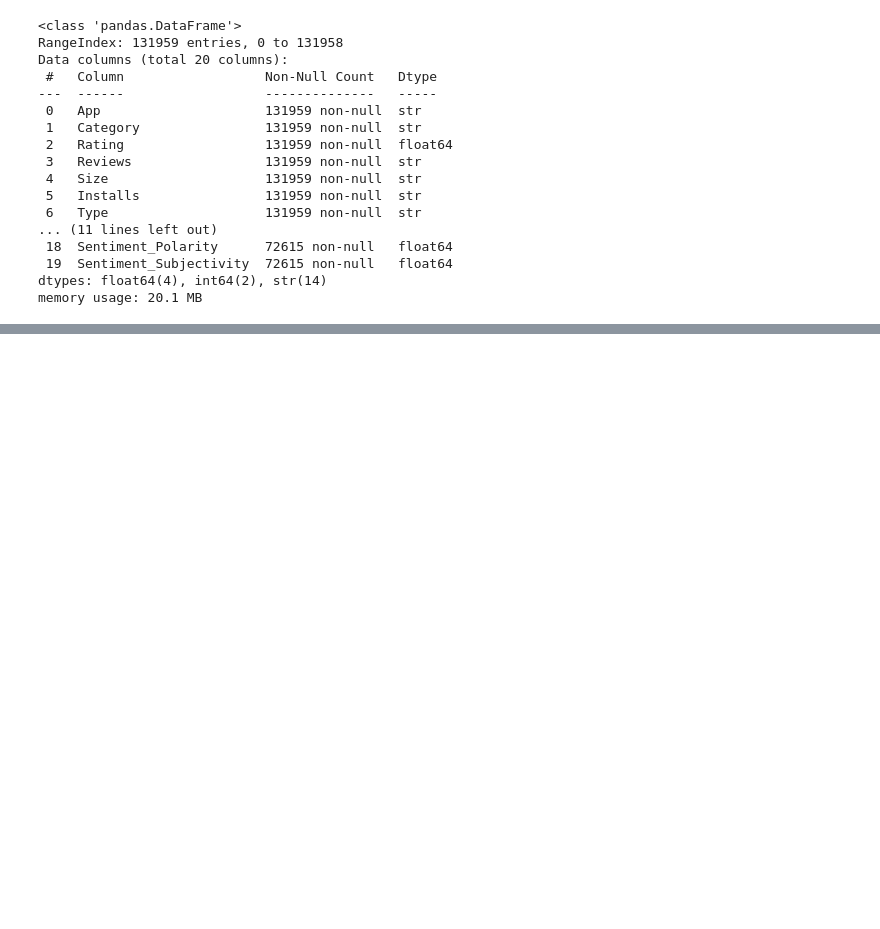
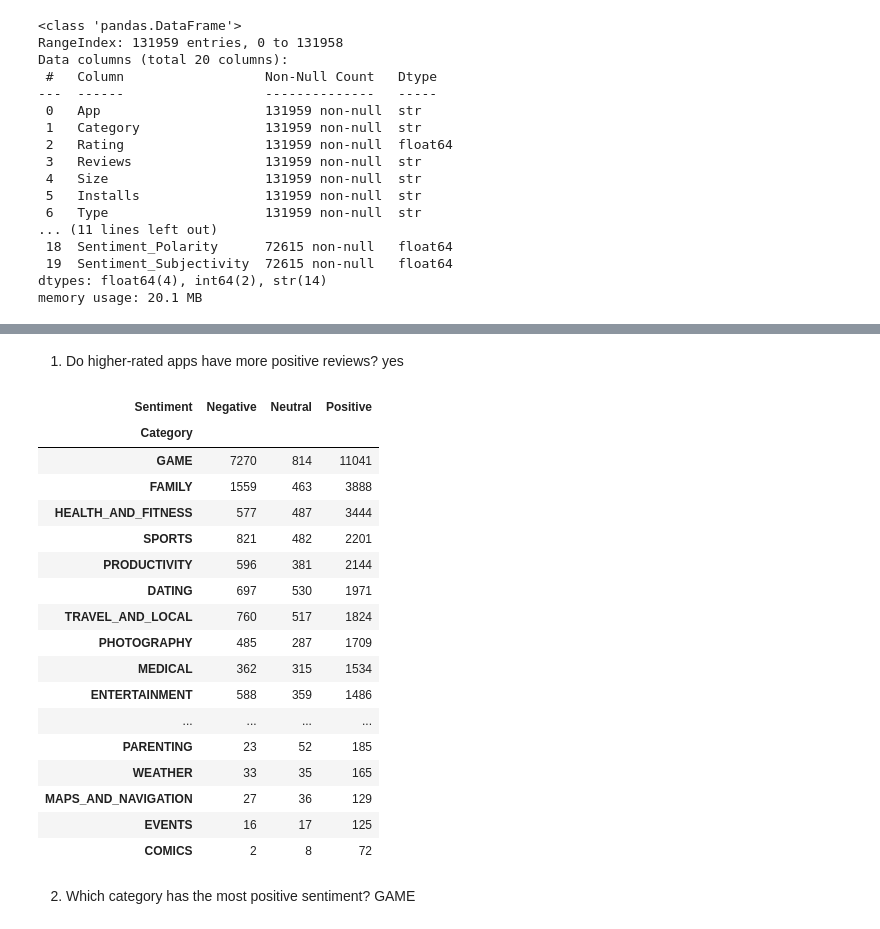
Before and after one commit to ChaLinP/data-analysis-with-pandas, a Jupyter notebook: 05-google-play-store-analysis/notebook.ipynb, the cells around one changed output, grey strips where cells are left out. Drawn from its saved outputs; the diff is of its cells as text; code cells hidden in the pictures; blank space fills up the shorter version.

```diff
--- a/05-google-play-store-analysis/notebook.ipynb
+++ b/05-google-play-store-analysis/notebook.ipynb
@@ -841,0 +927,25 @@ sentiment_count.head()
+# %% [markdown]
+1. Do higher-rated apps have more positive reviews? yes
+# %%
+pd.crosstab(playstore_reviews['Category'],playstore_reviews['Sentiment']).sort_values(by='Positive',ascending=False)
+# %% [output]
+| Sentiment | Negative | Neutral | Positive |
+| Category |  |  |  |
+| GAME | 7270 | 814 | 11041 |
+| FAMILY | 1559 | 463 | 3888 |
+| HEALTH_AND_FITNESS | 577 | 487 | 3444 |
+| SPORTS | 821 | 482 | 2201 |
+| PRODUCTIVITY | 596 | 381 | 2144 |
+| DATING | 697 | 530 | 1971 |
+| TRAVEL_AND_LOCAL | 760 | 517 | 1824 |
+| PHOTOGRAPHY | 485 | 287 | 1709 |
+| MEDICAL | 362 | 315 | 1534 |
+| ENTERTAINMENT | 588 | 359 | 1486 |
+| ... | ... | ... | ... |
+| PARENTING | 23 | 52 | 185 |
+| WEATHER | 33 | 35 | 165 |
+| MAPS_AND_NAVIGATION | 27 | 36 | 129 |
+| EVENTS | 16 | 17 | 125 |
+| COMICS | 2 | 8 | 72 |
+# %% [markdown]
+2. Which category has the most positive sentiment? GAME
```
Also changed, not shown: parts of 28 cells of this notebook.
